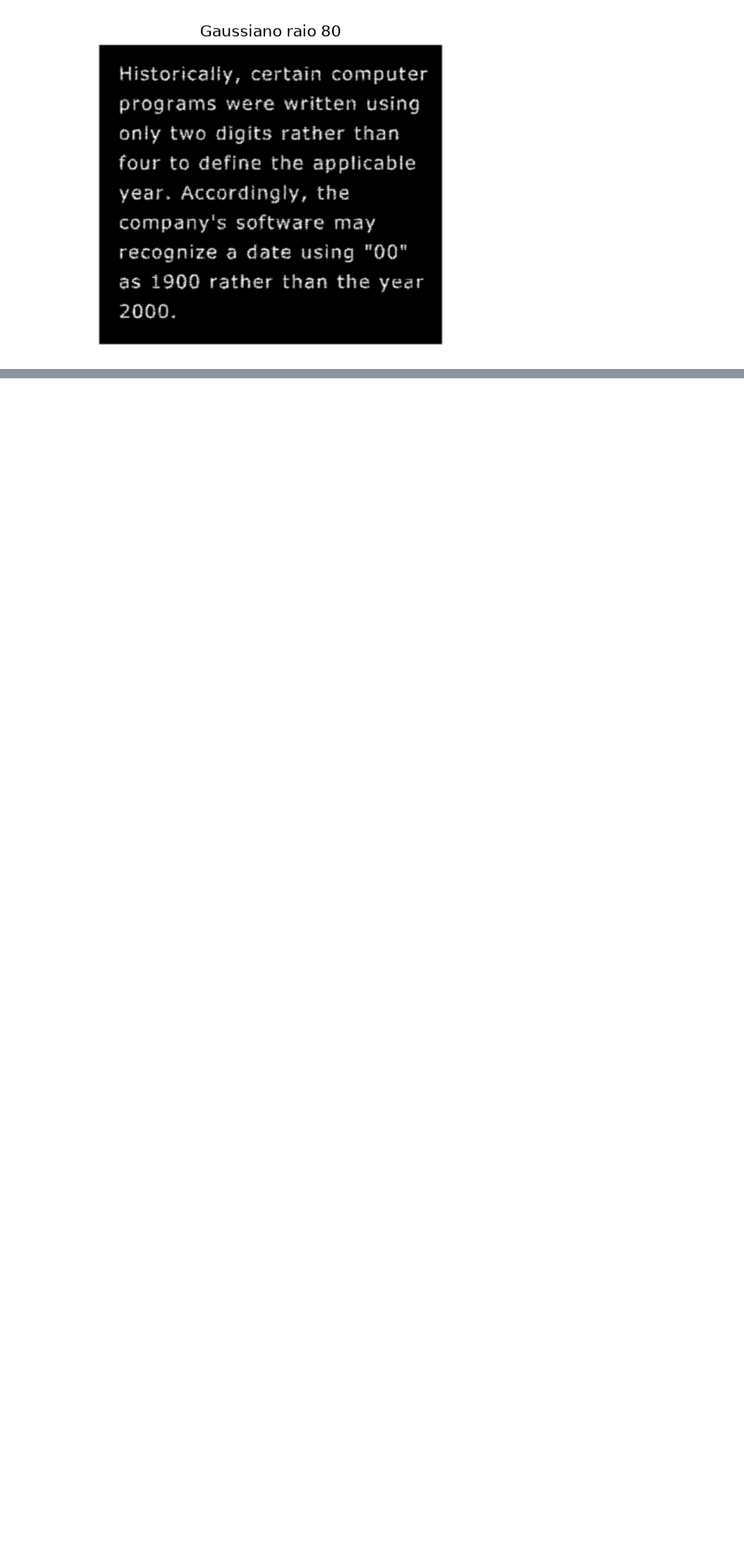
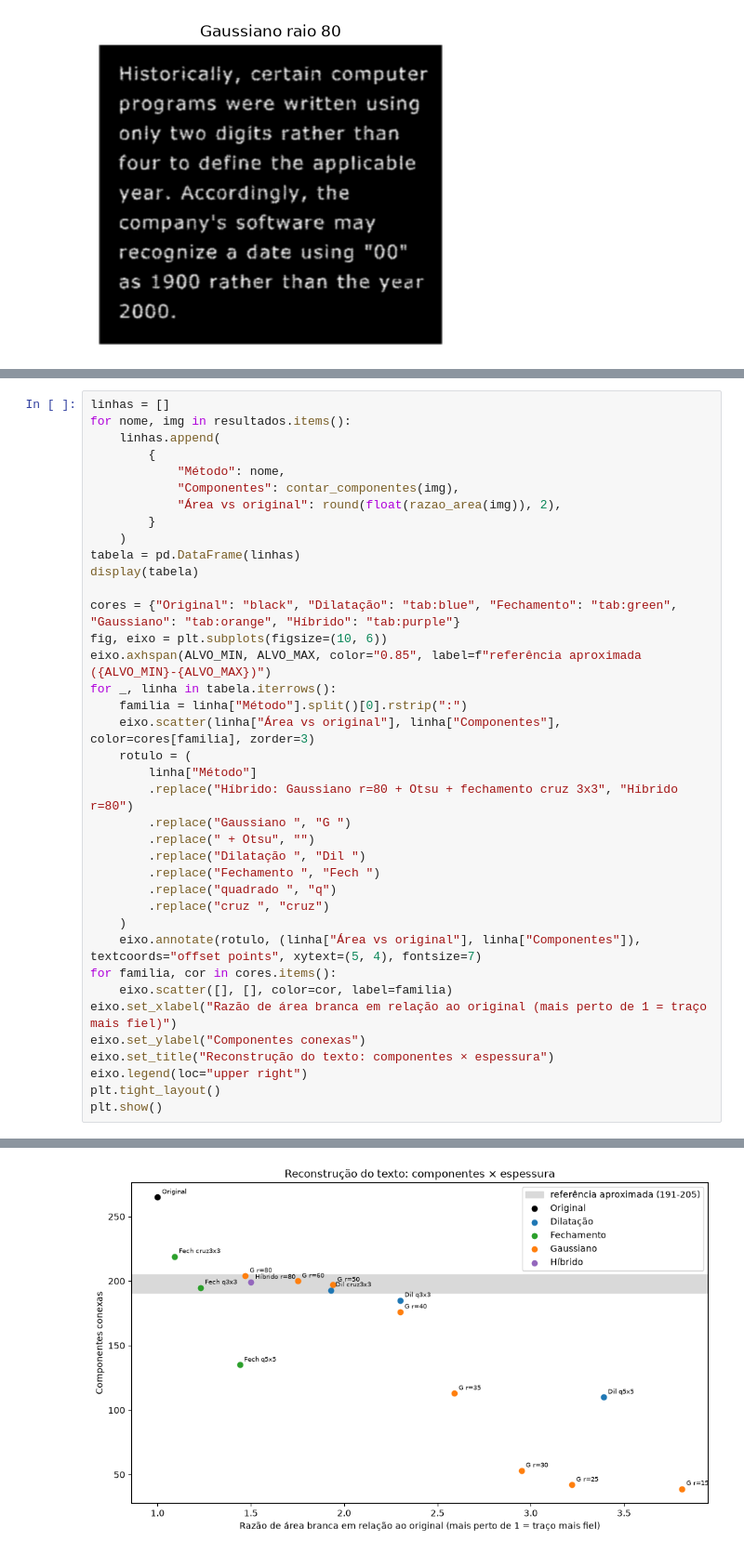
Before and after one commit to Edu-0/pdi-2.1, a Jupyter notebook: Prática_Processamento_Morfológico.ipynb, the cells around one changed output, grey strips where cells are left out. Shown at 93% size. Drawn from its saved outputs; the diff is of its cells as text; blank space fills up the shorter version.

```diff
--- a/Prática_Processamento_Morfológico.ipynb
+++ b/Prática_Processamento_Morfológico.ipynb
@@ -268,0 +457,39 @@ Por outro lado, o Processamento Morfológico (através de operações como a Dil
+# %%
+linhas = []
+for nome, img in resultados.items():
+    linhas.append(
+        {
+            "Método": nome,
+            "Componentes": contar_componentes(img),
+            "Área vs original": round(float(razao_area(img)), 2),
+        }
+    )
+tabela = pd.DataFrame(linhas)
+display(tabela)
+
+cores = {"Original": "black", "Dilatação": "tab:blue", "Fechamento": "tab:green", "Gaussiano": "tab:orange", "Híbrido": "tab:purple"}
+fig, eixo = plt.subplots(figsize=(10, 6))
+eixo.axhspan(ALVO_MIN, ALVO_MAX, color="0.85", label=f"referência aproximada ({ALVO_MIN}-{ALVO_MAX})")
+for _, linha in tabela.iterrows():
+    familia = linha["Método"].split()[0].rstrip(":")
+    eixo.scatter(linha["Área vs original"], linha["Componentes"], color=cores[familia], zorder=3)
+    rotulo = (
+        linha["Método"]
+        .replace("Híbrido: Gaussiano r=80 + Otsu + fechamento cruz 3x3", "Híbrido r=80")
+        .replace("Gaussiano ", "G ")
+        .replace(" + Otsu", "")
+        .replace("Dilatação ", "Dil ")
+        .replace("Fechamento ", "Fech ")
+        .replace("quadrado ", "q")
+        .replace("cruz ", "cruz")
+    )
+    eixo.annotate(rotulo, (linha["Área vs original"], linha["Componentes"]), textcoords="offset points", xytext=(5, 4), fontsize=7)
+for familia, cor in cores.items():
+    eixo.scatter([], [], color=cor, label=familia)
+eixo.set_xlabel("Razão de área branca em relação ao original (mais perto de 1 = traço mais fiel)")
+eixo.set_ylabel("Componentes conexas")
+eixo.set_title("Reconstrução do texto: componentes × espessura")
+eixo.legend(loc="upper right")
+plt.tight_layout()
+plt.show()
+# %% [output]
@@ -268,0 +513 @@ Por outro lado, o Processamento Morfológico (através de operações como a Dil
+[figure, added]
```
Also changed, not shown: parts of 16 cells of this notebook.
